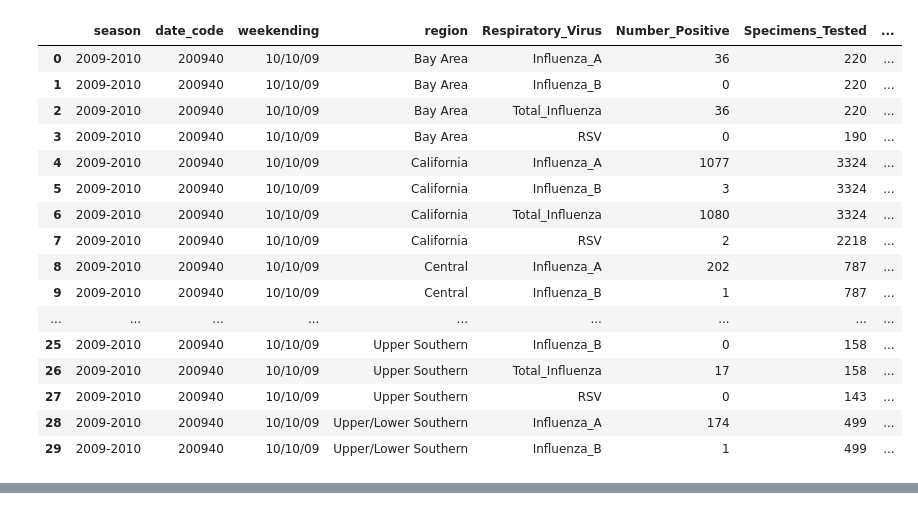
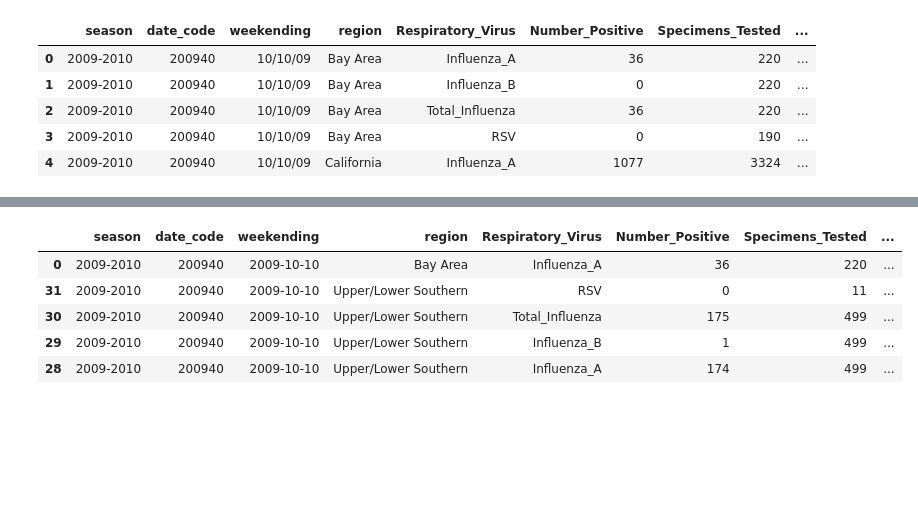
Before and after one commit to danypark91/ts_sarimax, a Jupyter notebook: flu.ipynb, the cells around one changed output, grey strips where cells are left out. Cells and saved outputs as stored; diff of their text form; code cells hidden in the pictures; blank space fills up the shorter version.

```diff
--- a/flu.ipynb
+++ b/flu.ipynb
@@ -8,25 +8,14 @@ import numpy as np
 # %%
 #Importing Data
 flu = pd.read_csv("https://query.data.world/s/36nbd4wq3xmkqijc5a47ujr34h47og")
-flu.head(30)
+flu.head(5)
 # %% [output]
 |  | season | date_code | weekending | region | Respiratory_Virus | Number_Positive | Specimens_Tested | ... |
 | 0 | 2009-2010 | 200940 | 10/10/09 | Bay Area | Influenza_A | 36 | 220 | ... |
 | 1 | 2009-2010 | 200940 | 10/10/09 | Bay Area | Influenza_B | 0 | 220 | ... |
 | 2 | 2009-2010 | 200940 | 10/10/09 | Bay Area | Total_Influenza | 36 | 220 | ... |
 | 3 | 2009-2010 | 200940 | 10/10/09 | Bay Area | RSV | 0 | 190 | ... |
 | 4 | 2009-2010 | 200940 | 10/10/09 | California | Influenza_A | 1077 | 3324 | ... |
-| 5 | 2009-2010 | 200940 | 10/10/09 | California | Influenza_B | 3 | 3324 | ... |
-| 6 | 2009-2010 | 200940 | 10/10/09 | California | Total_Influenza | 1080 | 3324 | ... |
-| 7 | 2009-2010 | 200940 | 10/10/09 | California | RSV | 2 | 2218 | ... |
-| 8 | 2009-2010 | 200940 | 10/10/09 | Central | Influenza_A | 202 | 787 | ... |
-| 9 | 2009-2010 | 200940 | 10/10/09 | Central | Influenza_B | 1 | 787 | ... |
-| ... | ... | ... | ... | ... | ... | ... | ... | ... |
-| 25 | 2009-2010 | 200940 | 10/10/09 | Upper Southern | Influenza_B | 0 | 158 | ... |
-| 26 | 2009-2010 | 200940 | 10/10/09 | Upper Southern | Total_Influenza | 17 | 158 | ... |
-| 27 | 2009-2010 | 200940 | 10/10/09 | Upper Southern | RSV | 0 | 143 | ... |
-| 28 | 2009-2010 | 200940 | 10/10/09 | Upper/Lower Southern | Influenza_A | 174 | 499 | ... |
-| 29 | 2009-2010 | 200940 | 10/10/09 | Upper/Lower Southern | Influenza_B | 1 | 499 | ... |
 # %%
 flu.describe()
 flu.info()
@@ -68,3 +57,14 @@ for col in flu:
   215  372  276  350]
 [ 220  190 3324 ... 1441 1398 1275]
 [16.36  0.   32.4  ... 31.67 31.44 51.02]
+# %%
+#converting weekending column into date
+flu["weekending"]=pd.to_datetime(flu["weekending"]).dt.date
+flu.sort_values(by="weekending").head(5)
+# %% [output]
+|  | season | date_code | weekending | region | Respiratory_Virus | Number_Positive | Specimens_Tested | ... |
+| 0 | 2009-2010 | 200940 | 2009-10-10 | Bay Area | Influenza_A | 36 | 220 | ... |
+| 31 | 2009-2010 | 200940 | 2009-10-10 | Upper/Lower Southern | RSV | 0 | 11 | ... |
+| 30 | 2009-2010 | 200940 | 2009-10-10 | Upper/Lower Southern | Total_Influenza | 175 | 499 | ... |
+| 29 | 2009-2010 | 200940 | 2009-10-10 | Upper/Lower Southern | Influenza_B | 1 | 499 | ... |
+| 28 | 2009-2010 | 200940 | 2009-10-10 | Upper/Lower Southern | Influenza_A | 174 | 499 | ... |
```
Also changed, not shown: parts of 7 cells of this notebook.
